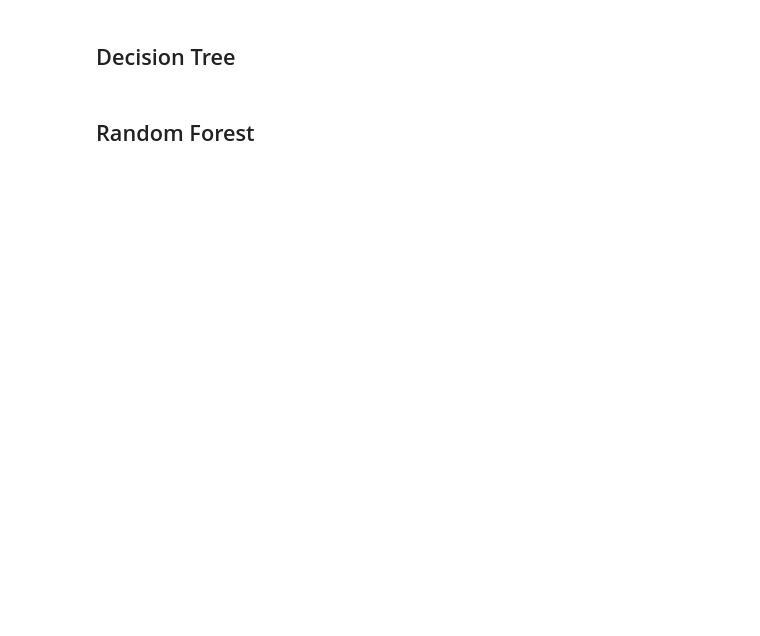
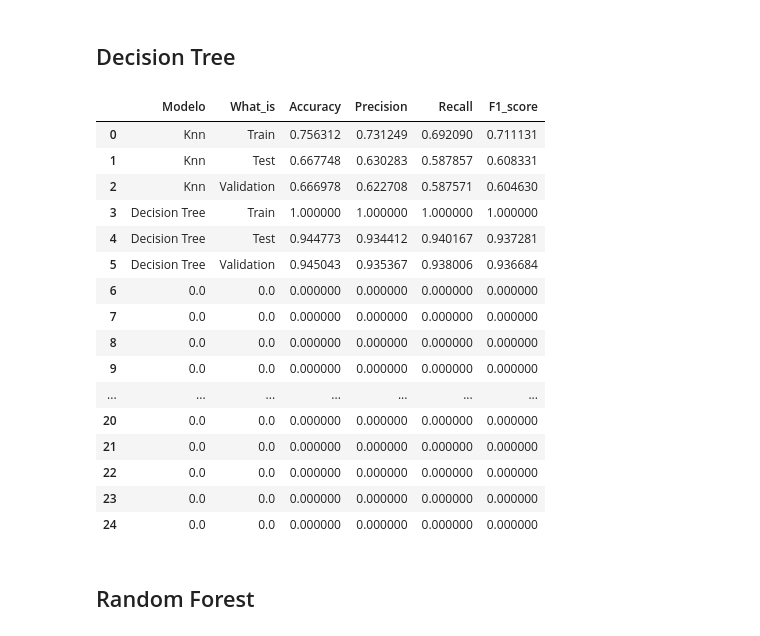
Before and after one commit to antonioorichard/respositorio_ML, a Jupyter notebook: Projetodo_do_aluno.ipynb, the cells around one changed output. Saved outputs shown, nothing was run; the diff lists cells and outputs as text; code cells hidden in the pictures; blank space fills up the shorter version.

```diff
--- a/Projetodo_do_aluno.ipynb
+++ b/Projetodo_do_aluno.ipynb
@@ -134,5 +199,0 @@ Results_classication = register(Results_classication, 'Knn', 'train', 0, accurac
-# %%
-
-y_pred_train = knn.predict(X_test)
-accuracy, precision, recall,  f1_score= metricas(y_train, y_pred_train)
-Results_classication = register(Results_classication, 'Knn', 'train', 0, accuracy, precision, recall,  f1_score )
@@ -141,4 +199,0 @@ Results_classication = register(Results_classication, 'Knn', 'train', 0, accurac
-# %%
-y_pred_train = knn.predict(X_train)
-accuracy, precision, recall,  f1_score= metricas(y_train, y_pred_train)
-Results_classication = register(Results_classication, 'Knn', 'train', 0, accuracy, precision, recall,  f1_score )
@@ -145,11 +209,31 @@ Results_classication = register(Results_classication, 'Knn', 'train', 0, accurac
 # %% [markdown]
 ## Decision Tree
-# %%
-DecisionTreeC = DecisionTreeClassifier()
-DecisionTreeC.fit(X_train, y_train)
-y_pred_train = DecisionTreeC.predict(X_train)
+# %%
+#
+y_pred_train, y_pred_test, y_pred_val = coach(DecisionTreeClassifier(), X_train, y_train,  X_test, X_val)
 # %%
- accuracy, precision, recall,  f1_score= metricas(y_train, y_pred_train)
-Results_classication = register(Results_classication, 'Knn', 'train', 0, accuracy, precision, recall,  f1_score )
+accuracy, precision, recall,  f1_score= metricas( y_train, y_pred_train,   y_test, y_pred_test,   y_val, y_pred_val)
+Results_classication = register(Results_classication, 'Decision Tree', accuracy, precision, recall,  f1_score )
+
+
+Results_classication
+# %% [output]
+|  | Modelo | What_is | Accuracy | Precision | Recall | F1_score |
+| 0 | Knn | Train | 0.756312 | 0.731249 | 0.692090 | 0.711131 |
+| 1 | Knn | Test | 0.667748 | 0.630283 | 0.587857 | 0.608331 |
+| 2 | Knn | Validation | 0.666978 | 0.622708 | 0.587571 | 0.604630 |
+| 3 | Decision Tree | Train | 1.000000 | 1.000000 | 1.000000 | 1.000000 |
+| 4 | Decision Tree | Test | 0.944773 | 0.934412 | 0.940167 | 0.937281 |
+| 5 | Decision Tree | Validation | 0.945043 | 0.935367 | 0.938006 | 0.936684 |
+| 6 | 0.0 | 0.0 | 0.000000 | 0.000000 | 0.000000 | 0.000000 |
+| 7 | 0.0 | 0.0 | 0.000000 | 0.000000 | 0.000000 | 0.000000 |
+| 8 | 0.0 | 0.0 | 0.000000 | 0.000000 | 0.000000 | 0.000000 |
+| 9 | 0.0 | 0.0 | 0.000000 | 0.000000 | 0.000000 | 0.000000 |
+| ... | ... | ... | ... | ... | ... | ... |
+| 20 | 0.0 | 0.0 | 0.000000 | 0.000000 | 0.000000 | 0.000000 |
+| 21 | 0.0 | 0.0 | 0.000000 | 0.000000 | 0.000000 | 0.000000 |
+| 22 | 0.0 | 0.0 | 0.000000 | 0.000000 | 0.000000 | 0.000000 |
+| 23 | 0.0 | 0.0 | 0.000000 | 0.000000 | 0.000000 | 0.000000 |
+| 24 | 0.0 | 0.0 | 0.000000 | 0.000000 | 0.000000 | 0.000000 |
 # %% [markdown]
 ## Random Forest
```
Also changed, not shown: parts of 22 cells of this notebook.
